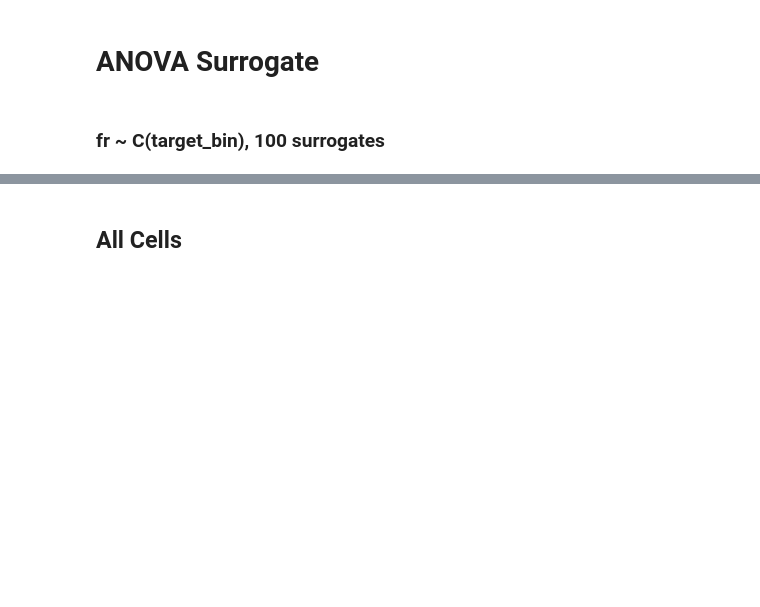
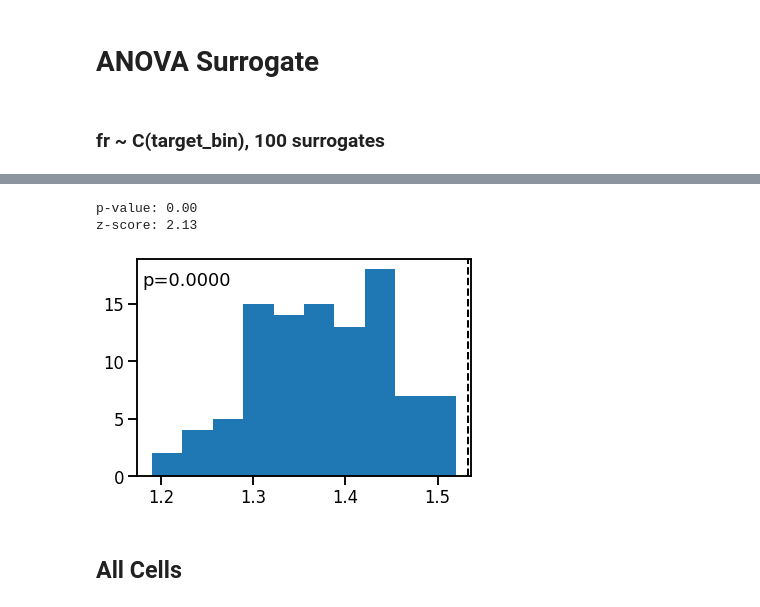
Before and after one commit to HSUPipeline/AnalyzeTH, a Jupyter notebook: notebooks/ANOVA-SpatialTargetCells.ipynb, the cells around one changed output, grey strips where cells are left out. Saved outputs shown, nothing was run; the diff lists cells and outputs as text; code cells hidden in the pictures; blank space fills up the shorter version.

Commit message:
Target - interim refactor: both new & old code

```diff
--- a/notebooks/ANOVA-SpatialTargetCells.ipynb
+++ b/notebooks/ANOVA-SpatialTargetCells.ipynb
@@ -475,2 +441,18 @@ z-score: 2.48
+# %%
+# Compute measures on surrogates
+surrogates = np.zeros(n_surrogates)
+for ind, shuffle in enumerate(times_shuffle):
+
+    data = get_trial_target(shuffle, nav_starts, chest_bins, chest_openings,
+                            chest_trials, ch_xbin, ch_ybin, ptimes, positions)
+    df = create_df_target(data)
+    surrogates[ind] = fit_anova_target(df)
+# %%
+# Compute statistics on the surrogates
+p_val, z_score = compute_surrogate_stats(f_val, surrogates)
+# %% [output]
+p-value: 0.00
+z-score: 2.13
+[figure, added]
 # %% [markdown]
 ## All Cells
```
Also changed, not shown: parts of 29 cells of this notebook.
